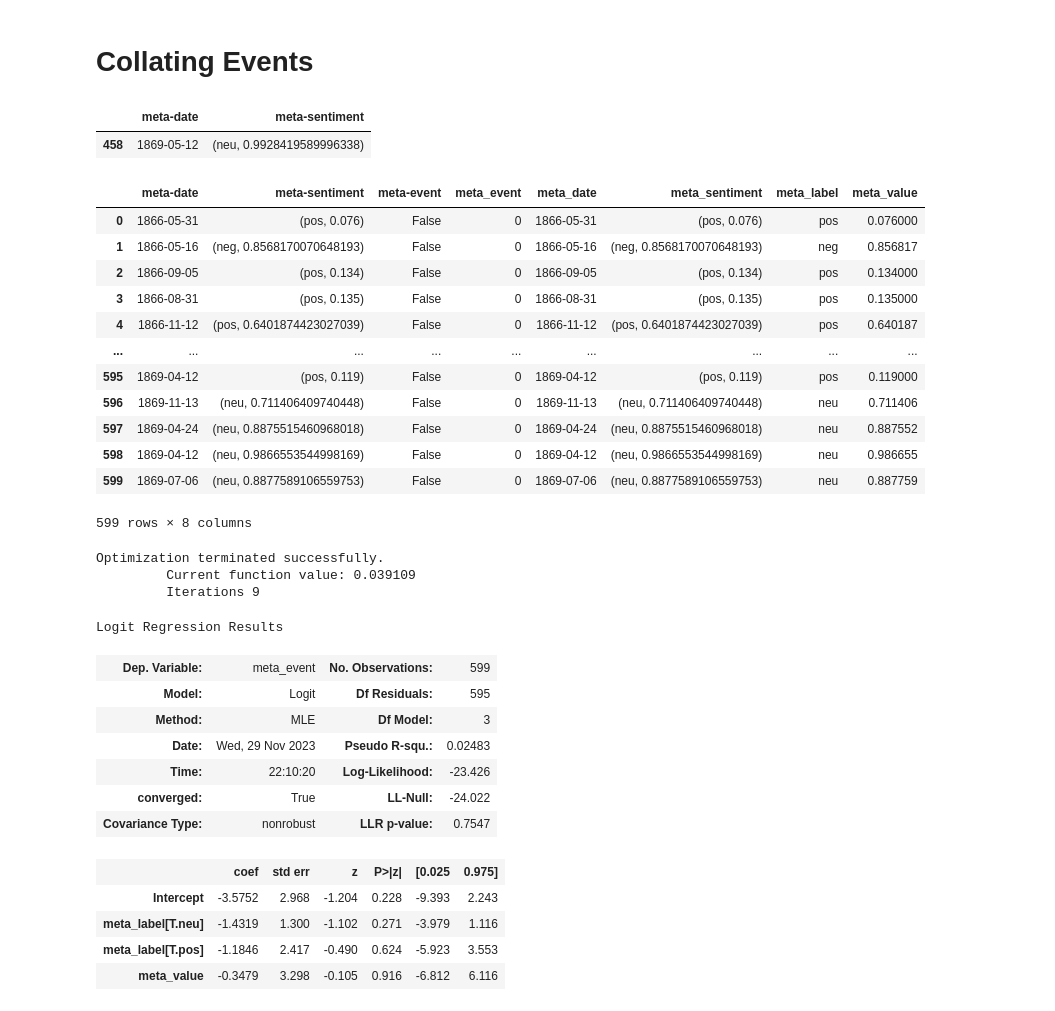
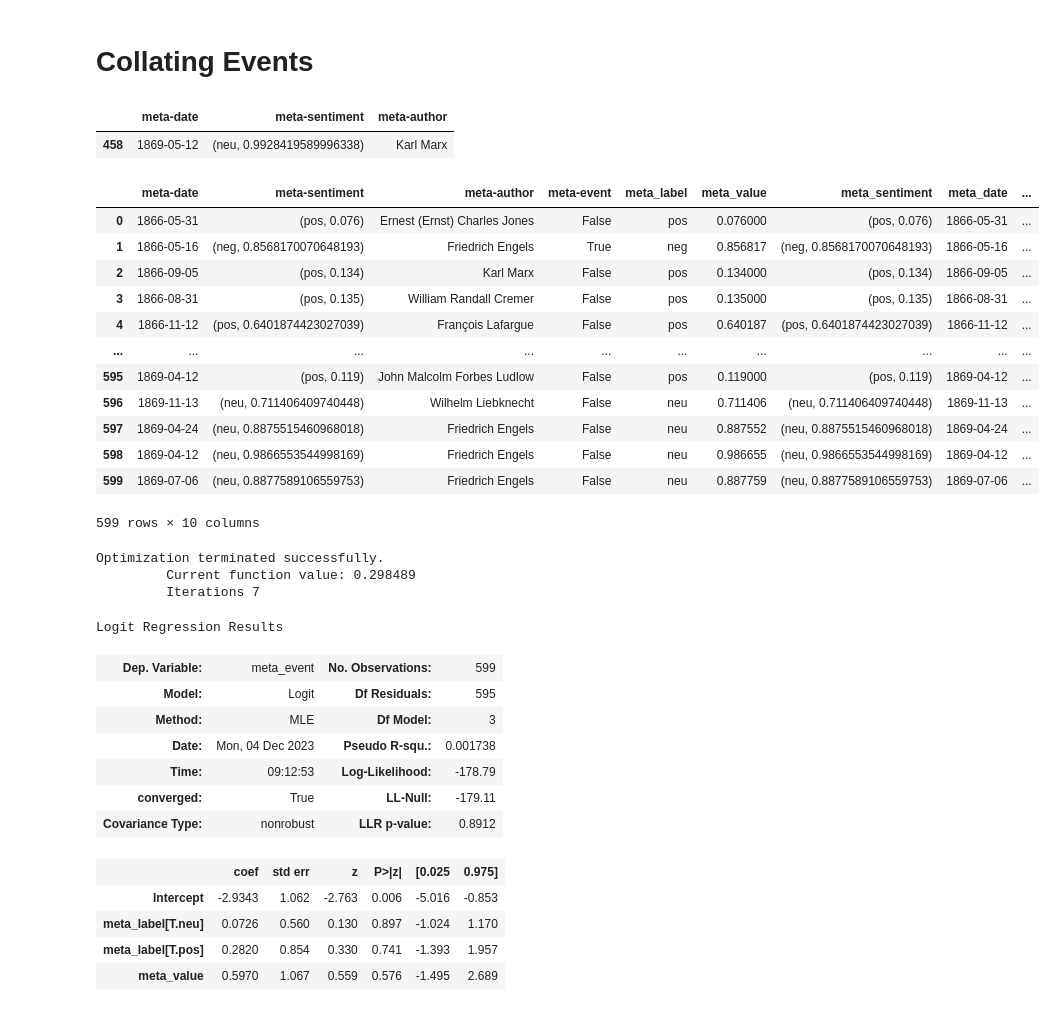
Before and after one commit to hanleyc01/sentiment-analysis, a Jupyter notebook: per_year_sentiment.ipynb, the cells around one changed output. Cells and saved outputs as stored; diff of their text form; code cells hidden in the pictures.

```diff
--- a/per_year_sentiment.ipynb
+++ b/per_year_sentiment.ipynb
@@ -150,18 +150,30 @@ Text(0.5, 1.0, 'Letter sentiment frequency over time')
 # Collating Events
 # %%
 from copy import deepcopy
-events = deepcopy(sentiments[['meta-date', 'meta-sentiment']])
+events = deepcopy(sentiments[['meta-date', 'meta-sentiment', 'meta-author']])
 
 ts = lambda x: pd.Timestamp(x)
 
 panic_date          = ts('1866-05-12')
 capital_date        = ts('1867-08-15')
-reform_date         = ts('1867-08-15')
+reform_date         = ts('1867-09-15')
 presidential_date   = ts('1868-11-04')
 belgian_date        = ts('1869-05-12')
 
+special_dates = [panic_date, capital_date, reform_date, presidential_date, belgian_date]
+
+def add_datetime(date, n):
+    return date + pd.DateOffset(n=n)
+
+range_of_dates = []
+for date in special_dates:
+    for i in range(-10, 11):
+        range_of_dates.append(add_datetime(date, i))
+special_dates += range_of_dates
+special_dates
+
 def is_special_date(date):
-    return date == panic_date or date == capital_date or date == reform_date or date == presidential_date or date == belgian_date
+    return any(date == special_date for special_date in special_dates)
 # %%
 events[events['meta-date'] == panic_date]
 events[events['meta-date'] == capital_date]
@@ -169,52 +181,53 @@ events[events['meta-date'] == reform_date]
 events[events['meta-date'] == presidential_date]
 events[events['meta-date'] == belgian_date]
 # %% [output]
-|  | meta-date | meta-sentiment |
-| 458 | 1869-05-12 | (neu, 0.9928419589996338) |
+|  | meta-date | meta-sentiment | meta-author |
+| 458 | 1869-05-12 | (neu, 0.9928419589996338) | Karl Marx |
 # %%
 events['meta-event'] = events.apply(lambda row: is_special_date(row['meta-date']), axis=1)
 # %%
 events['meta_label'] = events.apply(lambda row: row['meta-sentiment'][0], axis=1)
 events['meta_value'] = events.apply(lambda row: row['meta-sentiment'][1], axis=1)
 events['meta_sentiment'] = events['meta-sentiment']
 events['meta_date'] = events['meta-date']
 events['meta_event'] = events.apply(lambda row: int(row['meta-event']), axis=1)
+events['meta_author'] = events['meta-author']
 events
 # %% [output]
-|  | meta-date | meta-sentiment | meta-event | meta_event | meta_date | meta_sentiment | meta_label | meta_value |
-| 0 | 1866-05-31 | (pos, 0.076) | False | 0 | 1866-05-31 | (pos, 0.076) | pos | 0.076000 |
-| 1 | 1866-05-16 | (neg, 0.8568170070648193) | False | 0 | 1866-05-16 | (neg, 0.8568170070648193) | neg | 0.856817 |
-| 2 | 1866-09-05 | (pos, 0.134) | False | 0 | 1866-09-05 | (pos, 0.134) | pos | 0.134000 |
-| 3 | 1866-08-31 | (pos, 0.135) | False | 0 | 1866-08-31 | (pos, 0.135) | pos | 0.135000 |
-| 4 | 1866-11-12 | (pos, 0.6401874423027039) | False | 0 | 1866-11-12 | (pos, 0.6401874423027039) | pos | 0.640187 |
-| ... | ... | ... | ... | ... | ... | ... | ... | ... |
-| 595 | 1869-04-12 | (pos, 0.119) | False | 0 | 1869-04-12 | (pos, 0.119) | pos | 0.119000 |
-| 596 | 1869-11-13 | (neu, 0.711406409740448) | False | 0 | 1869-11-13 | (neu, 0.711406409740448) | neu | 0.711406 |
-| 597 | 1869-04-24 | (neu, 0.8875515460968018) | False | 0 | 1869-04-24 | (neu, 0.8875515460968018) | neu | 0.887552 |
-| 598 | 1869-04-12 | (neu, 0.9866553544998169) | False | 0 | 1869-04-12 | (neu, 0.9866553544998169) | neu | 0.986655 |
-| 599 | 1869-07-06 | (neu, 0.8877589106559753) | False | 0 | 1869-07-06 | (neu, 0.8877589106559753) | neu | 0.887759 |
+|  | meta-date | meta-sentiment | meta-author | meta-event | meta_label | meta_value | meta_sentiment | meta_date | ... |
+| 0 | 1866-05-31 | (pos, 0.076) | Ernest (Ernst) Charles Jones | False | pos | 0.076000 | (pos, 0.076) | 1866-05-31 | ... |
+| 1 | 1866-05-16 | (neg, 0.8568170070648193) | Friedrich Engels | True | neg | 0.856817 | (neg, 0.8568170070648193) | 1866-05-16 | ... |
+| 2 | 1866-09-05 | (pos, 0.134) | Karl Marx | False | pos | 0.134000 | (pos, 0.134) | 1866-09-05 | ... |
+| 3 | 1866-08-31 | (pos, 0.135) | William Randall Cremer | False | pos | 0.135000 | (pos, 0.135) | 1866-08-31 | ... |
+| 4 | 1866-11-12 | (pos, 0.6401874423027039) | François Lafargue | False | pos | 0.640187 | (pos, 0.6401874423027039) | 1866-11-12 | ... |
+| ... | ... | ... | ... | ... | ... | ... | ... | ... | ... |
+| 595 | 1869-04-12 | (pos, 0.119) | John Malcolm Forbes Ludlow | False | pos | 0.119000 | (pos, 0.119) | 1869-04-12 | ... |
+| 596 | 1869-11-13 | (neu, 0.711406409740448) | Wilhelm Liebknecht | False | neu | 0.711406 | (neu, 0.711406409740448) | 1869-11-13 | ... |
+| 597 | 1869-04-24 | (neu, 0.8875515460968018) | Friedrich Engels | False | neu | 0.887552 | (neu, 0.8875515460968018) | 1869-04-24 | ... |
+| 598 | 1869-04-12 | (neu, 0.9866553544998169) | Friedrich Engels | False | neu | 0.986655 | (neu, 0.9866553544998169) | 1869-04-12 | ... |
+| 599 | 1869-07-06 | (neu, 0.8877589106559753) | Friedrich Engels | False | neu | 0.887759 | (neu, 0.8877589106559753) | 1869-07-06 | ... |
-599 rows × 8 columns
+599 rows × 10 columns
 # %%
 import statsmodels.formula.api as smf
 
 smf.logit('meta_event ~ meta_value + meta_label', data=events).fit().summary()
 # %% [output]
 Optimization terminated successfully.
-         Current function value: 0.039109
-         Iterations 9
+         Current function value: 0.298489
+         Iterations 7
 Logit Regression Results
 | Dep. Variable: | meta_event | No. Observations: | 599 |
 | Model: | Logit | Df Residuals: | 595 |
 | Method: | MLE | Df Model: | 3 |
-| Date: | Wed, 29 Nov 2023 | Pseudo R-squ.: | 0.02483 |
-| Time: | 22:10:20 | Log-Likelihood: | -23.426 |
-| converged: | True | LL-Null: | -24.022 |
-| Covariance Type: | nonrobust | LLR p-value: | 0.7547 |
+| Date: | Mon, 04 Dec 2023 | Pseudo R-squ.: | 0.001738 |
+| Time: | 09:12:53 | Log-Likelihood: | -178.79 |
+| converged: | True | LL-Null: | -179.11 |
+| Covariance Type: | nonrobust | LLR p-value: | 0.8912 |
 |  | coef | std err | z | P>|z| | [0.025 | 0.975] |
-| Intercept | -3.5752 | 2.968 | -1.204 | 0.228 | -9.393 | 2.243 |
-| meta_label[T.neu] | -1.4319 | 1.300 | -1.102 | 0.271 | -3.979 | 1.116 |
-| meta_label[T.pos] | -1.1846 | 2.417 | -0.490 | 0.624 | -5.923 | 3.553 |
-| meta_value | -0.3479 | 3.298 | -0.105 | 0.916 | -6.812 | 6.116 |
+| Intercept | -2.9343 | 1.062 | -2.763 | 0.006 | -5.016 | -0.853 |
+| meta_label[T.neu] | 0.0726 | 0.560 | 0.130 | 0.897 | -1.024 | 1.170 |
+| meta_label[T.pos] | 0.2820 | 0.854 | 0.330 | 0.741 | -1.393 | 1.957 |
+| meta_value | 0.5970 | 1.067 | 0.559 | 0.576 | -1.495 | 2.689 |
 # %%
 smf.logit('meta_event ~ meta_value', data=events).fit().summary()
 # %% [output]
```
Also changed, not shown: parts of 8 cells of this notebook, 3 other files.
